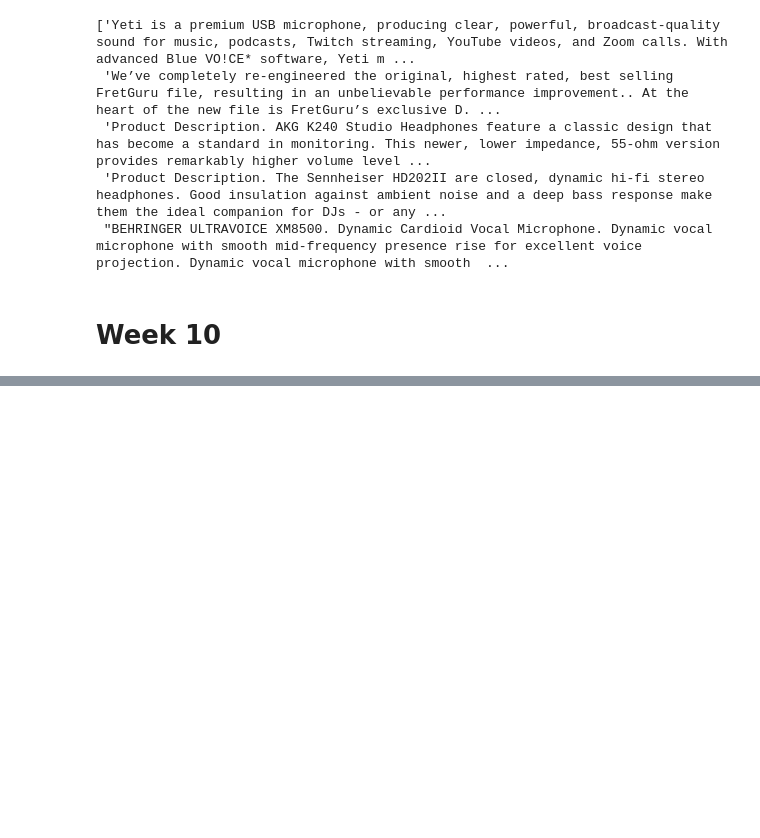
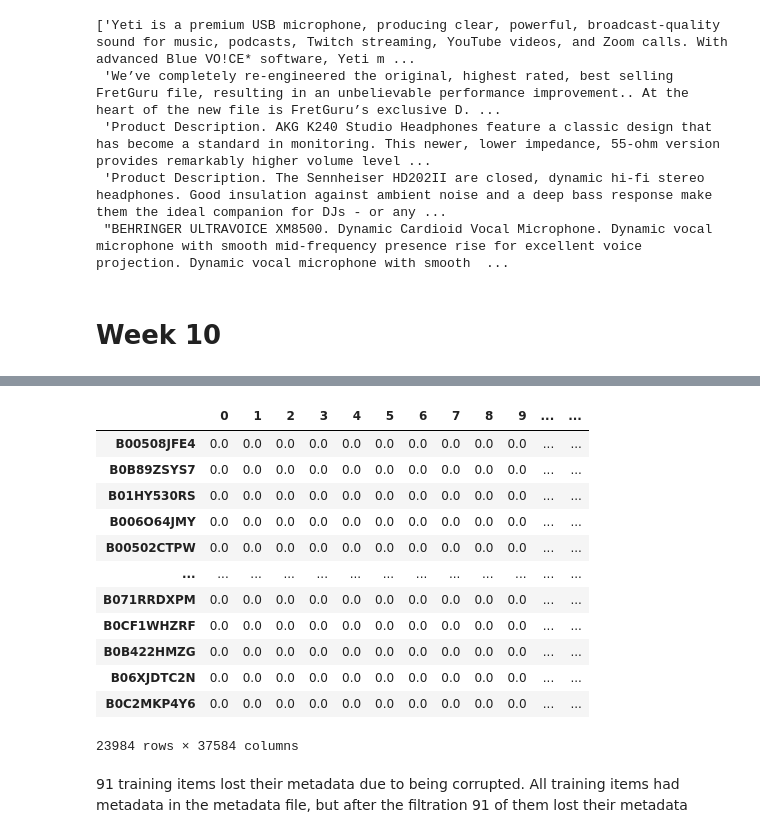
Before and after one commit to danielpenchev98/Web-Recommender-Systems-2025, a Jupyter notebook: project/project.ipynb, the cells around one changed output, grey strips where cells are left out. Cells and saved outputs as stored; diff of their text form; code cells hidden in the pictures; blank space fills up the shorter version.

```diff
--- a/project/project.ipynb
+++ b/project/project.ipynb
@@ -1499,0 +1672,25 @@ descriptions
+# %%
+dataframe_with_tf_idf_item_representations =  pd.DataFrame(tf_idf_item_representations.toarray())
+# %%
+dataframe_with_tf_idf_item_representations.columns = [dataframe_with_tf_idf_description_representations.shape[1]+i for i in range(dataframe_with_tf_idf_item_representations.shape[1])]
+# %%
+dataframe_item_representation = pd.concat([dataframe_with_tf_idf_description_representations, dataframe_with_tf_idf_item_representations], axis=1)
+# %%
+# The order of the description/title representation is the same as the order of the string/text representations, hence we can directly set the indexes to the item_ids
+dataframe_item_representation.index=filtered_item_metadata.item_id.tolist()
+# %%
+dataframe_item_representation
+# %% [output]
+|  | 0 | 1 | 2 | 3 | 4 | 5 | 6 | 7 | 8 | 9 | ... | ... |
+| B00508JFE4 | 0.0 | 0.0 | 0.0 | 0.0 | 0.0 | 0.0 | 0.0 | 0.0 | 0.0 | 0.0 | ... | ... |
+| B0B89ZSYS7 | 0.0 | 0.0 | 0.0 | 0.0 | 0.0 | 0.0 | 0.0 | 0.0 | 0.0 | 0.0 | ... | ... |
+| B01HY530RS | 0.0 | 0.0 | 0.0 | 0.0 | 0.0 | 0.0 | 0.0 | 0.0 | 0.0 | 0.0 | ... | ... |
+| B006O64JMY | 0.0 | 0.0 | 0.0 | 0.0 | 0.0 | 0.0 | 0.0 | 0.0 | 0.0 | 0.0 | ... | ... |
+| B00502CTPW | 0.0 | 0.0 | 0.0 | 0.0 | 0.0 | 0.0 | 0.0 | 0.0 | 0.0 | 0.0 | ... | ... |
+| ... | ... | ... | ... | ... | ... | ... | ... | ... | ... | ... | ... | ... |
+| B071RRDXPM | 0.0 | 0.0 | 0.0 | 0.0 | 0.0 | 0.0 | 0.0 | 0.0 | 0.0 | 0.0 | ... | ... |
+| B0CF1WHZRF | 0.0 | 0.0 | 0.0 | 0.0 | 0.0 | 0.0 | 0.0 | 0.0 | 0.0 | 0.0 | ... | ... |
+| B0B422HMZG | 0.0 | 0.0 | 0.0 | 0.0 | 0.0 | 0.0 | 0.0 | 0.0 | 0.0 | 0.0 | ... | ... |
+| B06XJDTC2N | 0.0 | 0.0 | 0.0 | 0.0 | 0.0 | 0.0 | 0.0 | 0.0 | 0.0 | 0.0 | ... | ... |
+| B0C2MKP4Y6 | 0.0 | 0.0 | 0.0 | 0.0 | 0.0 | 0.0 | 0.0 | 0.0 | 0.0 | 0.0 | ... | ... |
+23984 rows × 37584 columns
@@ -1499,0 +1708,2 @@ descriptions
+# %% [markdown]
+91 training items lost their metadata due to being corrupted. All training items had metadata in the metadata file, but after the filtration 91 of them lost their metadata
```
Also changed, not shown: parts of 46 cells of this notebook, 2 other files.
